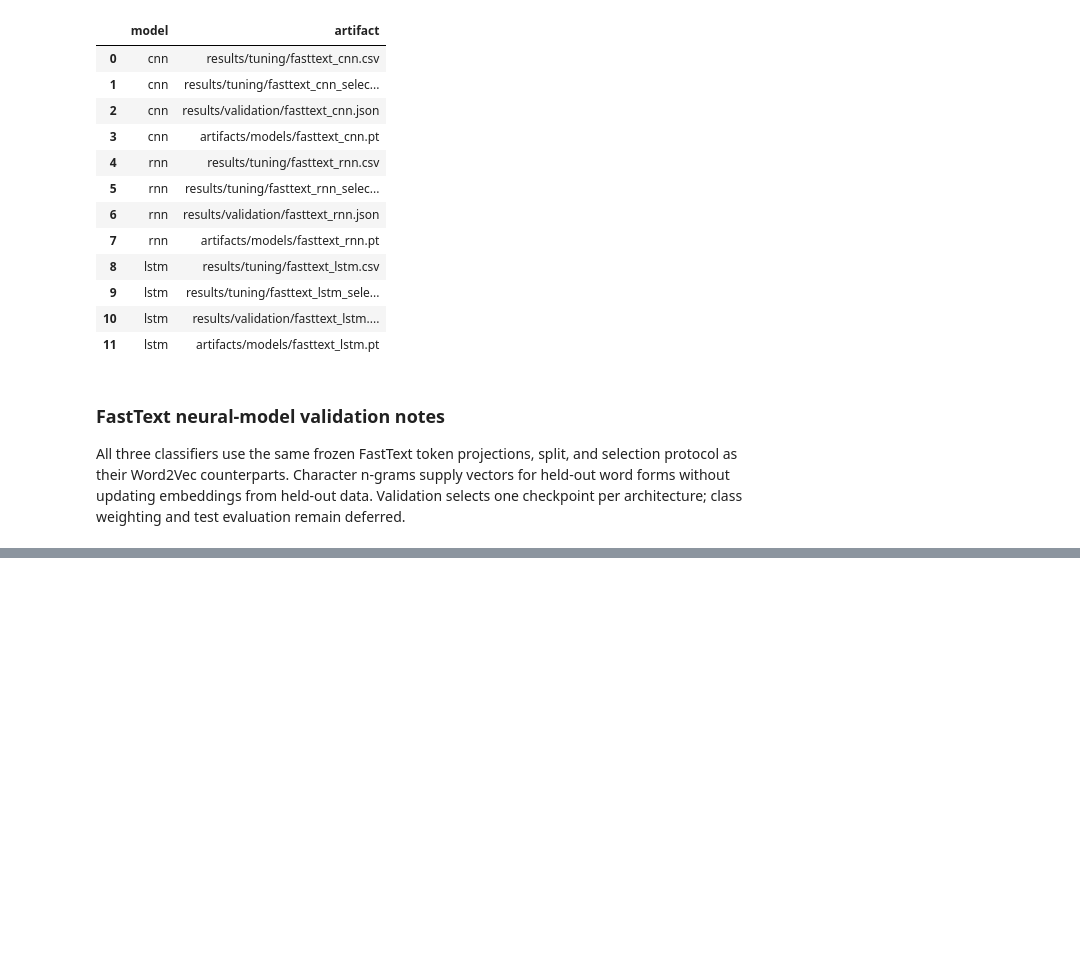
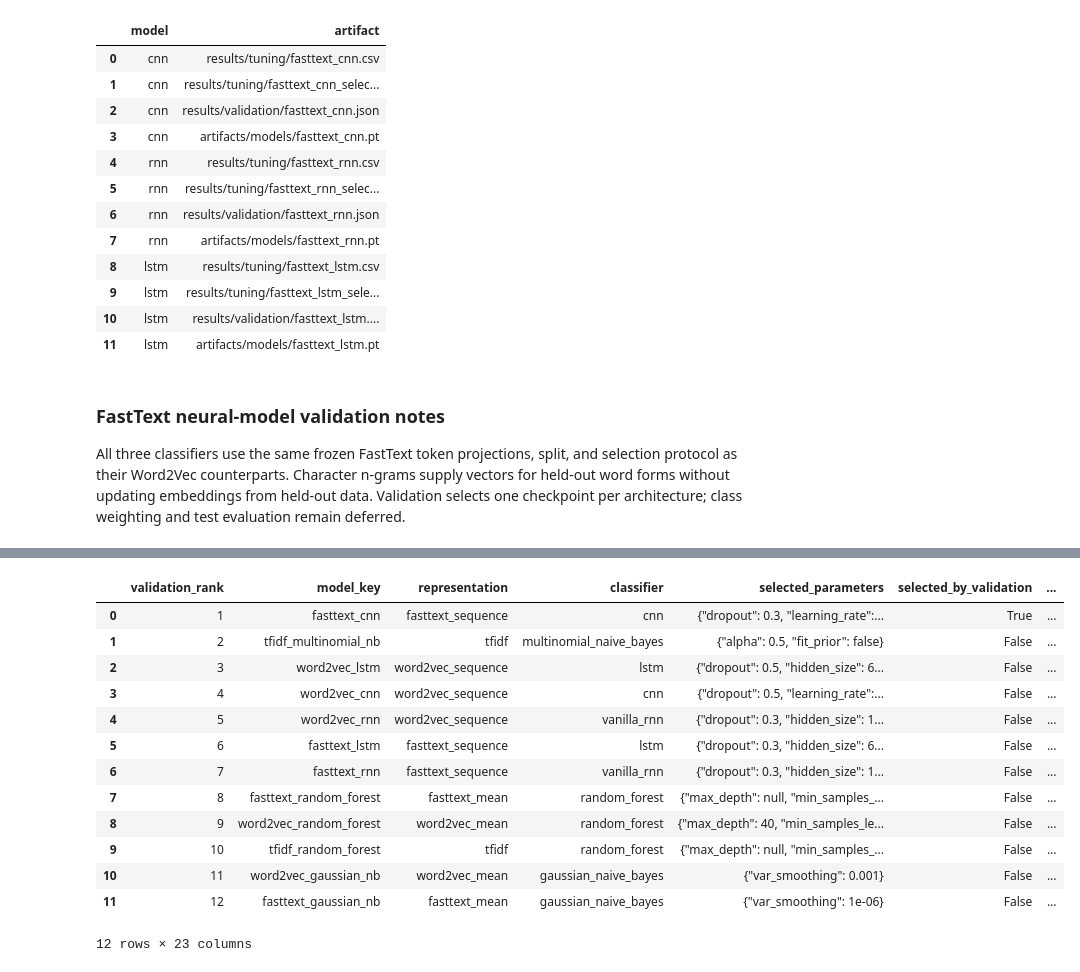
Before and after one commit to iAboud98/arabic-sentiment-analysis, a Jupyter notebook: notebooks/arabic_sentiment_analysis.ipynb, the cells around one changed output, grey strips where cells are left out. Saved outputs shown, nothing was run; the diff lists cells and outputs as text; code cells hidden in the pictures; blank space fills up the shorter version.

```diff
--- a/notebooks/arabic_sentiment_analysis.ipynb
+++ b/notebooks/arabic_sentiment_analysis.ipynb
@@ -4338,0 +5142,69 @@ All three classifiers use the same frozen FastText token projections, split, and
+# %%
+FINAL_TEST_DETAILS = {}
+final_comparison_rows = []
+validation_lookup = validation_model_comparison.set_index("model_key")
+for model_key in BASELINE_MODEL_KEYS:
+    predictions = FROZEN_TEST_PREDICTIONS[model_key]
+    test_metrics = aggregate_classification_metrics(
+        TFIDF_TARGETS["test"], predictions
+    )
+    test_per_class = per_class_metrics(TFIDF_TARGETS["test"], predictions)
+    test_confusion = pd.DataFrame(
+        confusion_matrix(
+            TFIDF_TARGETS["test"], predictions, labels=SENTIMENT_LABELS
+        ),
+        index=pd.Index(SENTIMENT_LABELS, name="actual"),
+        columns=pd.Index(SENTIMENT_LABELS, name="predicted"),
+    )
+    FINAL_TEST_DETAILS[model_key] = {
+        "aggregate_metrics": test_metrics,
+        "per_class_metrics": test_per_class.to_dict(orient="index"),
+        "confusion_matrix": test_confusion.to_dict(orient="index"),
+    }
+    validation_row = validation_lookup.loc[model_key]
+    final_comparison_rows.append(
+        {
+            "validation_rank": int(validation_row["validation_rank"]),
+            "model_key": model_key,
+            "representation": validation_row["representation"],
+            "classifier": validation_row["classifier"],
+            "selected_parameters": validation_row["selected_parameters"],
+            "selected_by_validation": model_key == SELECTED_FINAL_MODEL_KEY,
+            **{
+                column_name: validation_row[column_name]
+                for column_name in validation_model_comparison.columns
+                if column_name.startswith("validation_")
+                and column_name != "validation_rank"
+            },
+            **{
+                f"test_{metric_name}": metric_value
+                for metric_name, metric_value in test_metrics.items()
+            },
+            **{
+                f"test_{label.lower()}_f1": float(test_per_class.loc[label, "f1"])
+                for label in SENTIMENT_LABELS
+            },
+        }
+    )
+
+final_model_comparison = (
+    pd.DataFrame(final_comparison_rows)
+    .sort_values("validation_rank", kind="mergesort")
+    .reset_index(drop=True)
+)
+display(final_model_comparison.round(4))
+# %% [output]
+|  | validation_rank | model_key | representation | classifier | selected_parameters | selected_by_validation | ... |
+| 0 | 1 | fasttext_cnn | fasttext_sequence | cnn | {"dropout": 0.3, "learning_rate":... | True | ... |
+| 1 | 2 | tfidf_multinomial_nb | tfidf | multinomial_naive_bayes | {"alpha": 0.5, "fit_prior": false} | False | ... |
+| 2 | 3 | word2vec_lstm | word2vec_sequence | lstm | {"dropout": 0.5, "hidden_size": 6... | False | ... |
+| 3 | 4 | word2vec_cnn | word2vec_sequence | cnn | {"dropout": 0.5, "learning_rate":... | False | ... |
+| 4 | 5 | word2vec_rnn | word2vec_sequence | vanilla_rnn | {"dropout": 0.3, "hidden_size": 1... | False | ... |
+| 5 | 6 | fasttext_lstm | fasttext_sequence | lstm | {"dropout": 0.3, "hidden_size": 6... | False | ... |
+| 6 | 7 | fasttext_rnn | fasttext_sequence | vanilla_rnn | {"dropout": 0.3, "hidden_size": 1... | False | ... |
+| 7 | 8 | fasttext_random_forest | fasttext_mean | random_forest | {"max_depth": null, "min_samples_... | False | ... |
+| 8 | 9 | word2vec_random_forest | word2vec_mean | random_forest | {"max_depth": 40, "min_samples_le... | False | ... |
+| 9 | 10 | tfidf_random_forest | tfidf | random_forest | {"max_depth": null, "min_samples_... | False | ... |
+| 10 | 11 | word2vec_gaussian_nb | word2vec_mean | gaussian_naive_bayes | {"var_smoothing": 0.001} | False | ... |
+| 11 | 12 | fasttext_gaussian_nb | fasttext_mean | gaussian_naive_bayes | {"var_smoothing": 1e-06} | False | ... |
+12 rows × 23 columns
```
Also changed, not shown: parts of 34 cells of this notebook, 31 other files.
